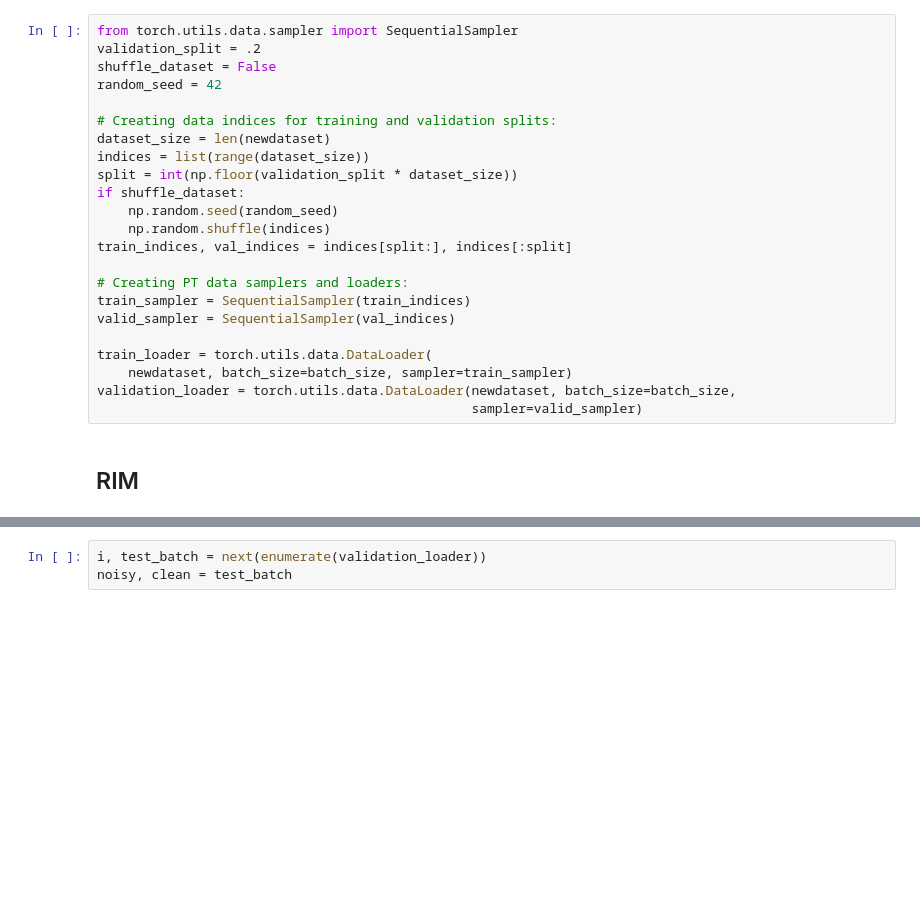
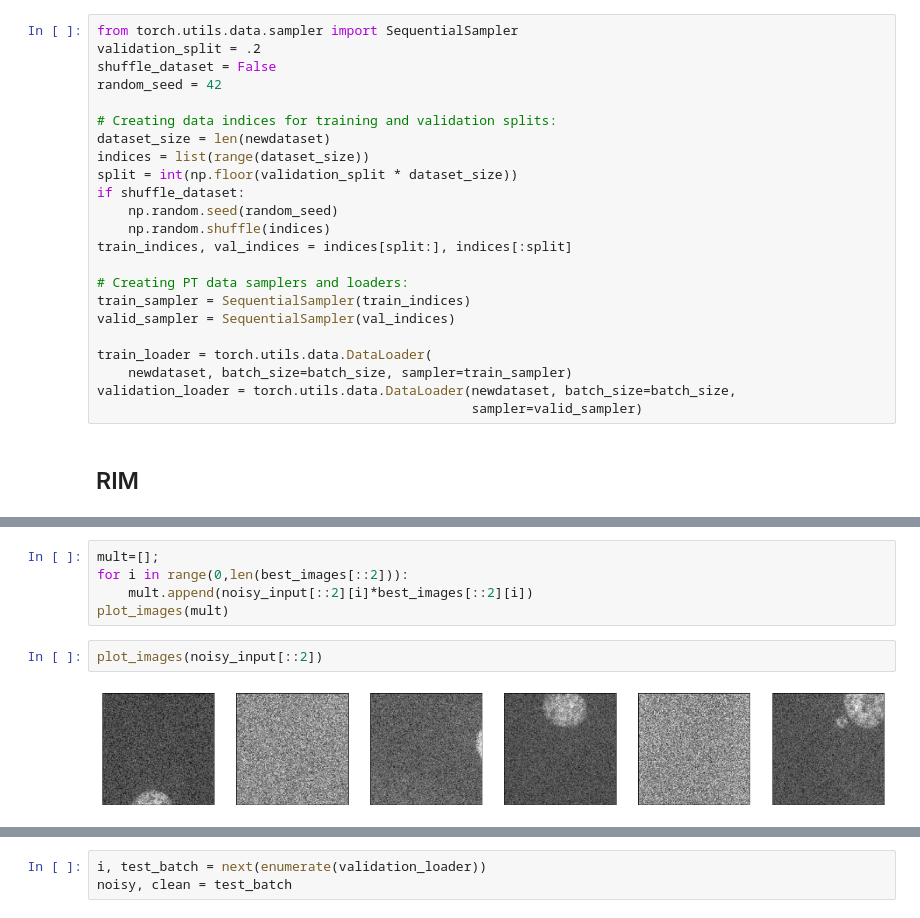
Before and after one commit to EmaadKhwaja/Deep-Learning-Denoising, a Jupyter notebook: Deep-Notebook.ipynb, the cells around one changed output, grey strips where cells are left out. Saved outputs shown, nothing was run; the diff lists cells and outputs as text; blank space fills up the shorter version.

```diff
--- a/Deep-Notebook.ipynb
+++ b/Deep-Notebook.ipynb
@@ -183,0 +189,9 @@ Loss ( 15 ):     0.0467
+# %%
+mult=[];
+for i in range(0,len(best_images[::2])):
+    mult.append(noisy_input[::2][i]*best_images[::2][i])
+plot_images(mult)
+# %%
+plot_images(noisy_input[::2])
+# %% [output]
+[figure, added]
```
Also changed, not shown: parts of 22 cells of this notebook, 2 other files.
